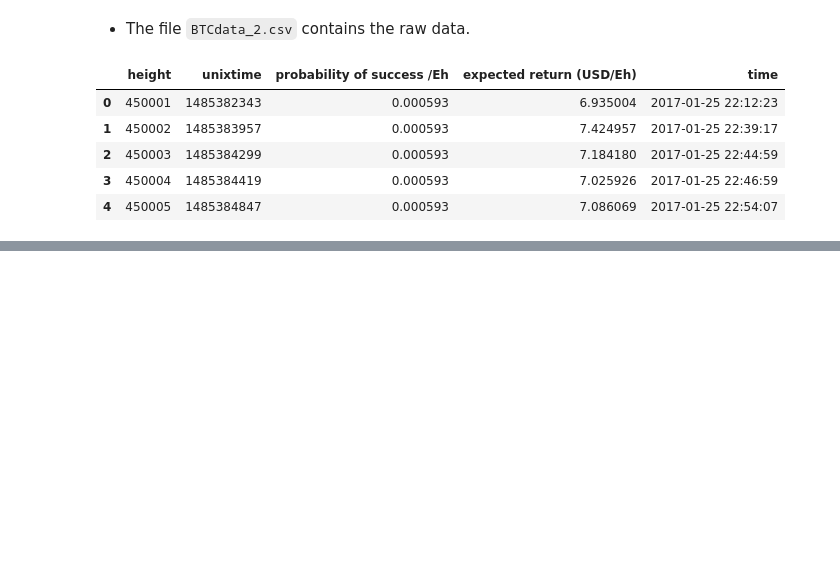
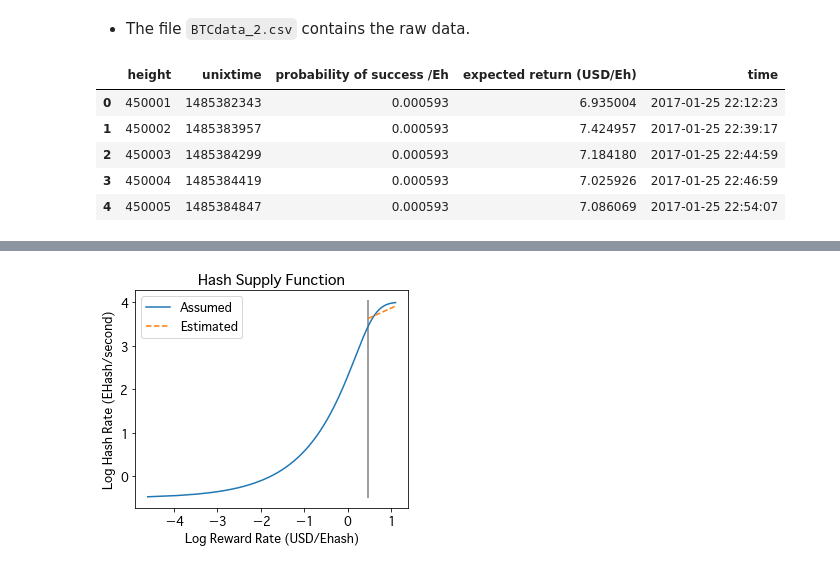
Before and after one commit to okuchap/DAA_Lucas, a Jupyter notebook: notebook/empirical_analysis.ipynb, the cells around one changed output, grey strips where cells are left out. Cells and saved outputs as stored; diff of their text form; code cells hidden in the pictures; blank space fills up the shorter version.

```diff
--- a/notebook/empirical_analysis.ipynb
+++ b/notebook/empirical_analysis.ipynb
@@ -207,0 +293,16 @@ $$
+# %%
+plt.rcParams["font.size"] = 12
+
+fig = plt.figure(facecolor='w')
+ax = fig.add_subplot(1,1,1, aspect='equal', title='Hash Supply Function')
+ax.plot(log_x, y, label='Assumed')
+ax.plot(log_x_truncated, y_est_truncated, label='Estimated', linestyle='--')
+ax.vlines(np.log(1.58), ymin=-0.5, ymax=4.05, linestyles='-', colors='gray')
+
+ax.set_xlabel('Log Reward Rate (USD/Ehash)')
+ax.set_ylabel('Log Hash Rate (EHash/second)')
+
+ax.legend()
+plt.show()
+# %% [output]
+[figure, added]
```
Also changed, not shown: parts of 25 cells of this notebook, 1 other file.
